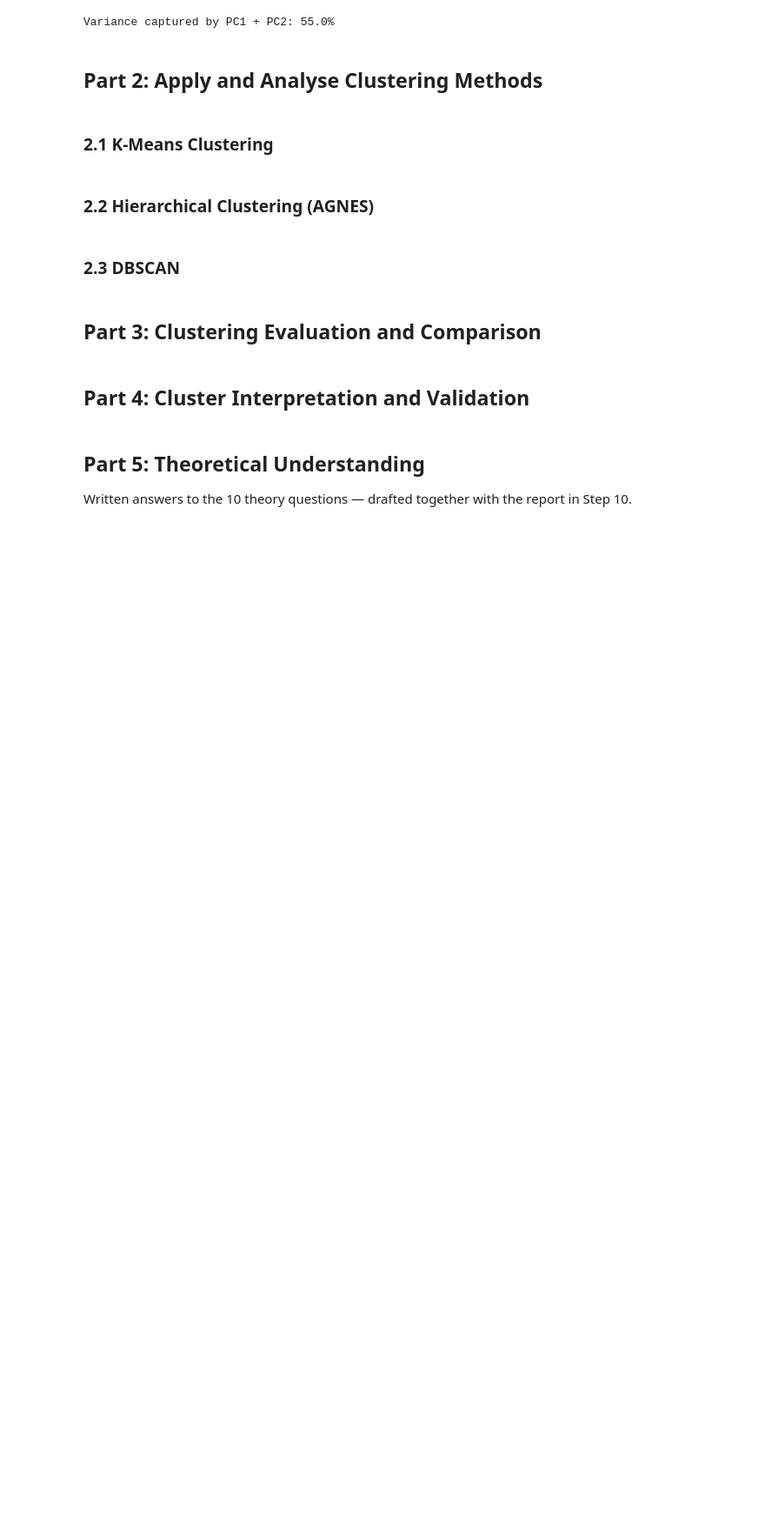
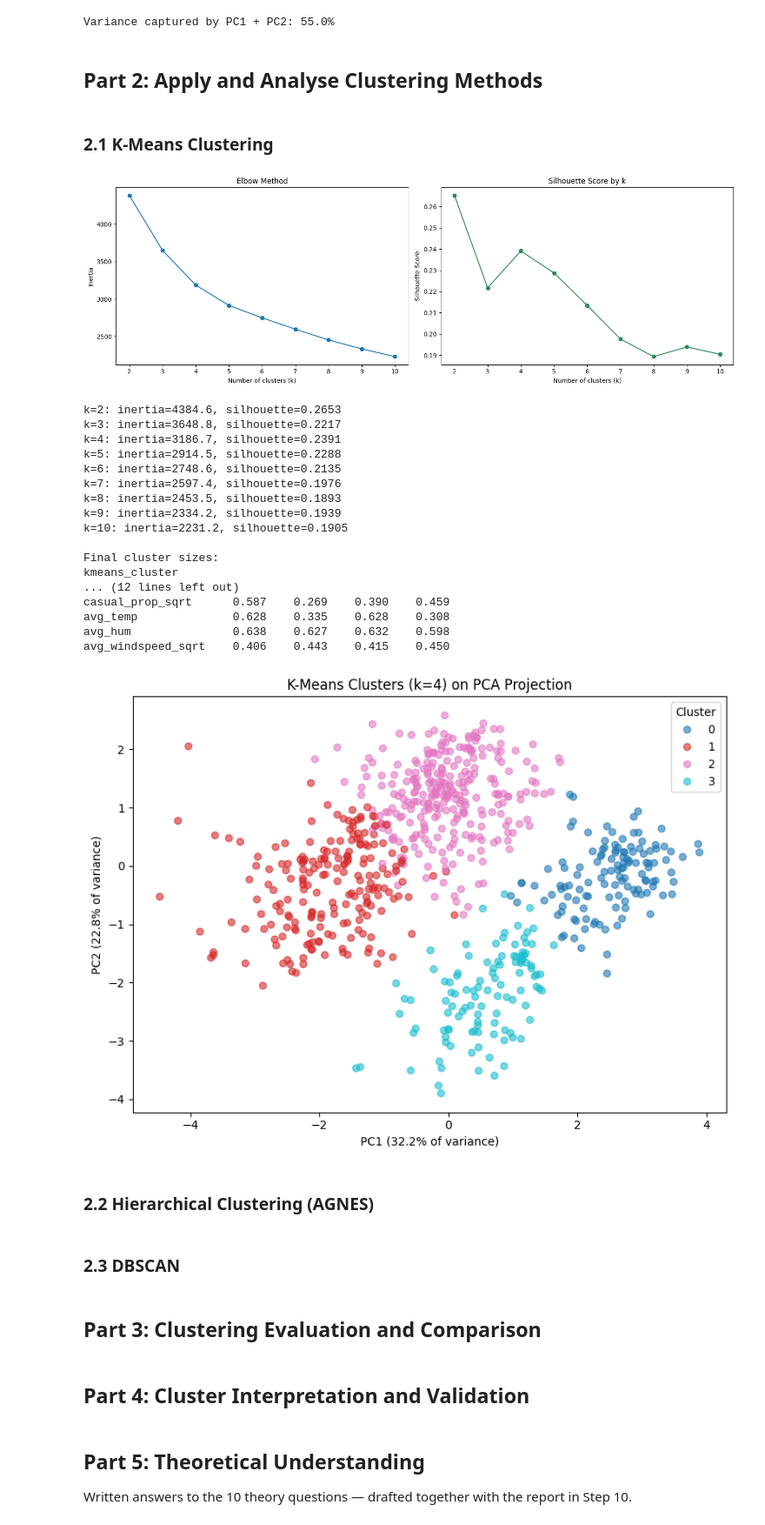
Before and after one commit to Tharumini03/bike-sharing-clustering, a Jupyter notebook: clustering_analysis.ipynb, the cells around one changed output. Shown at 87% size. Saved outputs shown, nothing was run; the diff lists cells and outputs as text; code cells hidden in the pictures; blank space fills up the shorter version.

Commit message:
Step 5: K-Means clustering, k selection, centroids, PCA cluster plot

```diff
--- a/clustering_analysis.ipynb
+++ b/clustering_analysis.ipynb
@@ -306,7 +307,81 @@ Variance captured by PC1 + PC2: 55.0%
 # %% [markdown]
 ### 2.1 K-Means Clustering
 # %%
-# Step 5 code goes here.
+from sklearn.cluster import KMeans
+from sklearn.metrics import silhouette_score
+
+# Find suitable number of clusters
+inertias = []
+sil_scores = []
+K_range = range(2,11)
+
+for k in K_range:
+    km = KMeans(n_clusters=k, random_state=42, n_init=10)
+    labels = km.fit_predict(X_scaled)
+    inertias.append(km.inertia_)
+    sil_scores.append(silhouette_score(X_scaled, labels))
+
+# Plot the Elbow Method
+fig, axes = plt.subplots(1, 2, figsize=(15, 5))
+axes[0].plot(list(K_range), inertias, marker='o')
+axes[0].set_xlabel('Number of clusters (k)')
+axes[0].set_ylabel('Inertia')
+axes[0].set_title('Elbow Method')
+
+# Plot the Silhouette Score
+axes[1].plot(list(K_range), sil_scores, marker='o', color='seagreen')
+axes[1].set_xlabel('Number of clusters (k)')
+axes[1].set_ylabel('Silhouette Score')
+axes[1].set_title('Silhouette Score by k')
+plt.tight_layout()
+plt.show()
+
+for k, inertia, sil in zip(K_range, inertias, sil_scores):
+    print(f"k={k}: inertia={inertia:.1f}, silhouette={sil:.4f}")
+
+# Choose the final k
+FINAL_K = 4
+kmeans_final = KMeans(n_clusters=FINAL_K, random_state=42, n_init=10)
+daily_agg['kmeans_cluster'] = kmeans_final.fit_predict(X_scaled)
+
+print("\nFinal cluster sizes:")
+print(daily_agg['kmeans_cluster'].value_counts().sort_index())
+
+# Report centroids in the original feature scale
+centroids_original_scale = daily_agg.groupby('kmeans_cluster')[final_features].mean().round(3)
+print("\nCluster centroids:")
+print(centroids_original_scale.T)
+
+# Visualise the clusters using PCA
+plt.figure(figsize=(8, 6))
+scatter = plt.scatter(pca_coords[:, 0], pca_coords[:, 1],
+                       c=daily_agg['kmeans_cluster'], cmap='tab10', alpha=0.6)
+plt.xlabel(f'PC1 ({pca.explained_variance_ratio_[0]*100:.1f}% of variance)')
+plt.ylabel(f'PC2 ({pca.explained_variance_ratio_[1]*100:.1f}% of variance)')
+plt.title(f'K-Means Clusters (k={FINAL_K}) on PCA Projection')
+plt.legend(*scatter.legend_elements(), title='Cluster')
+plt.tight_layout()
+plt.show()
+# %% [output]
+[figure, added]
+k=2: inertia=4384.6, silhouette=0.2653
+k=3: inertia=3648.8, silhouette=0.2217
+k=4: inertia=3186.7, silhouette=0.2391
+k=5: inertia=2914.5, silhouette=0.2288
+k=6: inertia=2748.6, silhouette=0.2135
+k=7: inertia=2597.4, silhouette=0.1976
+k=8: inertia=2453.5, silhouette=0.1893
+k=9: inertia=2334.2, silhouette=0.1939
+k=10: inertia=2231.2, silhouette=0.1905
+
+Final cluster sizes:
+kmeans_cluster
+... (12 lines left out)
+casual_prop_sqrt      0.587    0.269    0.390    0.459
+avg_temp              0.628    0.335    0.628    0.308
+avg_hum               0.638    0.627    0.632    0.598
+avg_windspeed_sqrt    0.406    0.443    0.415    0.450
+[figure, added]
 # %% [markdown]
 ### 2.2 Hierarchical Clustering (AGNES)
 # %%
```
Also changed, not shown: parts of 1 cell of this notebook.
